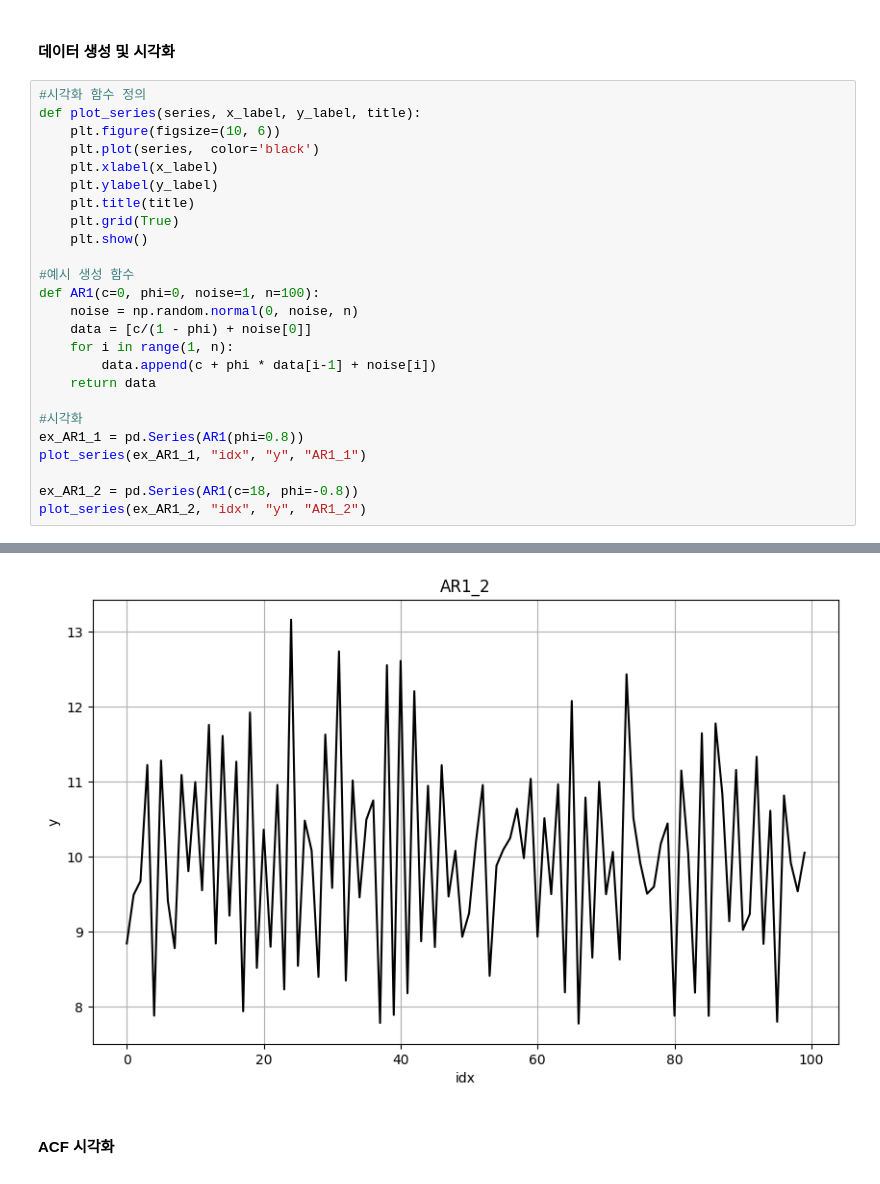
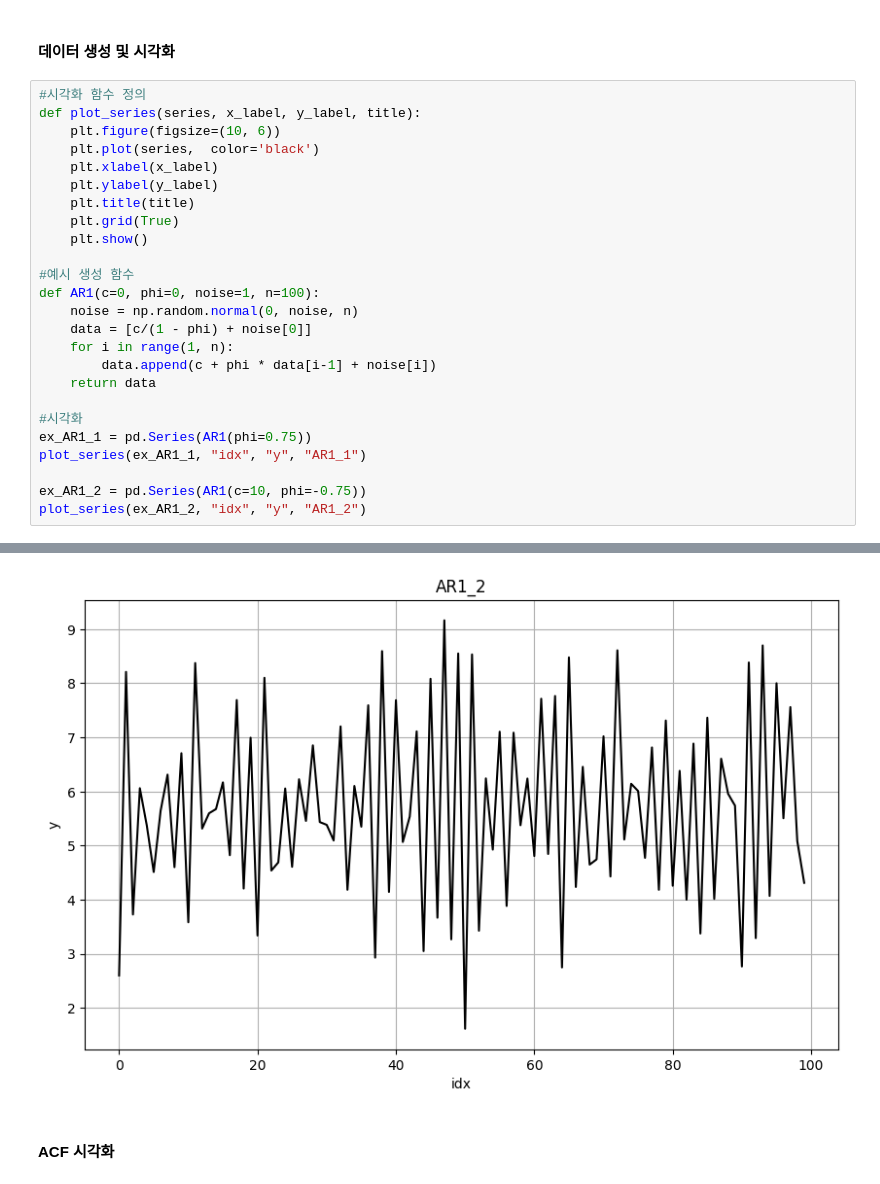
Before and after one commit to safeai-snu/Econometrics, a Jupyter notebook: Ch.3.2.ARIMA.ipynb, the cells around one changed output, grey strips where cells are left out. Drawn from its saved outputs; the diff is of its cells as text.

Commit message:
image done

```diff
--- a/Ch.3.2.ARIMA.ipynb
+++ b/Ch.3.2.ARIMA.ipynb
@@ -191,9 +191,9 @@ def AR1(c=0, phi=0, noise=1, n=100):
     return data
 
 #시각화
-ex_AR1_1 = pd.Series(AR1(phi=0.8))
+ex_AR1_1 = pd.Series(AR1(phi=0.75))
 plot_series(ex_AR1_1, "idx", "y", "AR1_1")
 
-ex_AR1_2 = pd.Series(AR1(c=18, phi=-0.8))
+ex_AR1_2 = pd.Series(AR1(c=10, phi=-0.75))
 plot_series(ex_AR1_2, "idx", "y", "AR1_2")
 # %% [output]
@@ -201,4 +201,4 @@ plot_series(ex_AR1_2, "idx", "y", "AR1_2")
-[figure, old version]
+[figure, new version]
 # %% [markdown]
 #### ACF 시각화
 # %%
```
Also changed, not shown: parts of 16 cells of this notebook, 25 other files.
